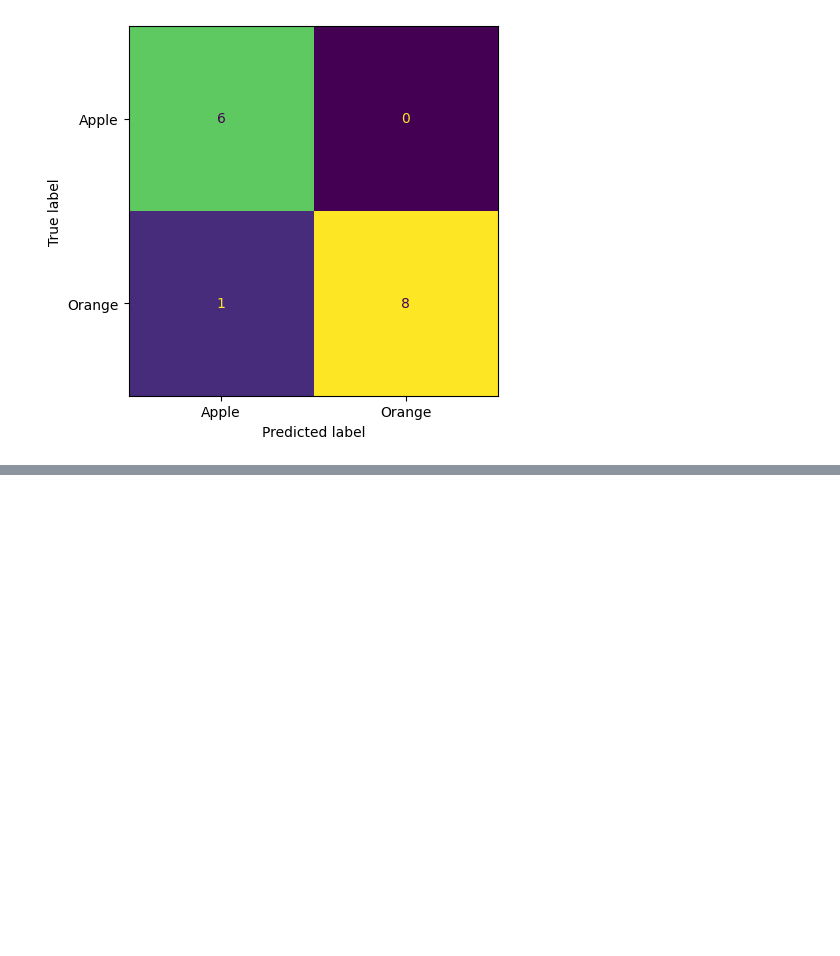
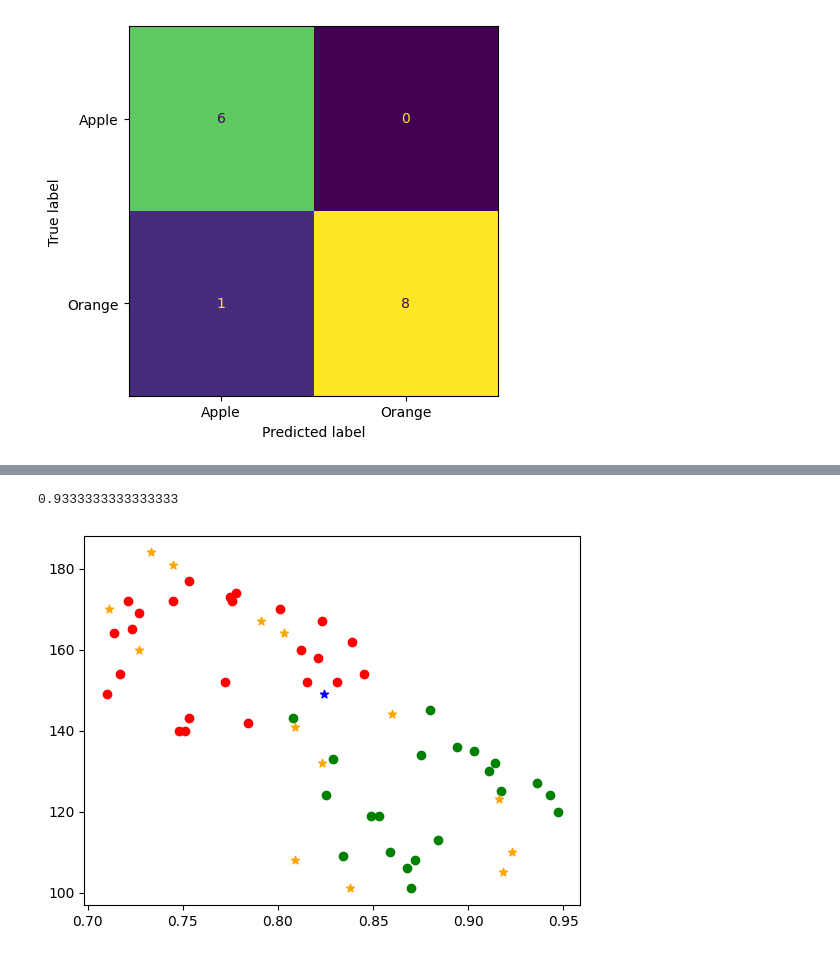
Before and after one commit to dasharepani/decisiontree, a Jupyter notebook: Decisiontree_example1.ipynb, the cells around one changed output, grey strips where cells are left out. Cells and saved outputs as stored; diff of their text form; code cells hidden in the pictures; blank space fills up the shorter version.

```diff
--- a/Decisiontree_example1.ipynb
+++ b/Decisiontree_example1.ipynb
@@ -230,0 +246,16 @@ plt.show()
+# %%
+# another way of caluclating accuracy score:
+
+model.score(X_test, y_test)
+# %% [output]
+0.9333333333333333
+# %%
+plt.scatter(x="sphericity", y="weight", data=X_train[y_train=='Apple'], c='red')
+plt.scatter(x="sphericity", y="weight", data=X_train[y_train=='Orange'], c='green')
+
+plt.scatter(x="sphericity", y="weight", data=X_test[y_test == y_predict], c='Orange', marker='*')
+plt.scatter(x="sphericity", y="weight", data=X_test[y_test!= y_predict], c='blue', marker='*')
+
+plt.show()
+# %% [output]
+[figure, added]
```
Also changed, not shown: parts of 4 cells of this notebook, 2 other files.
